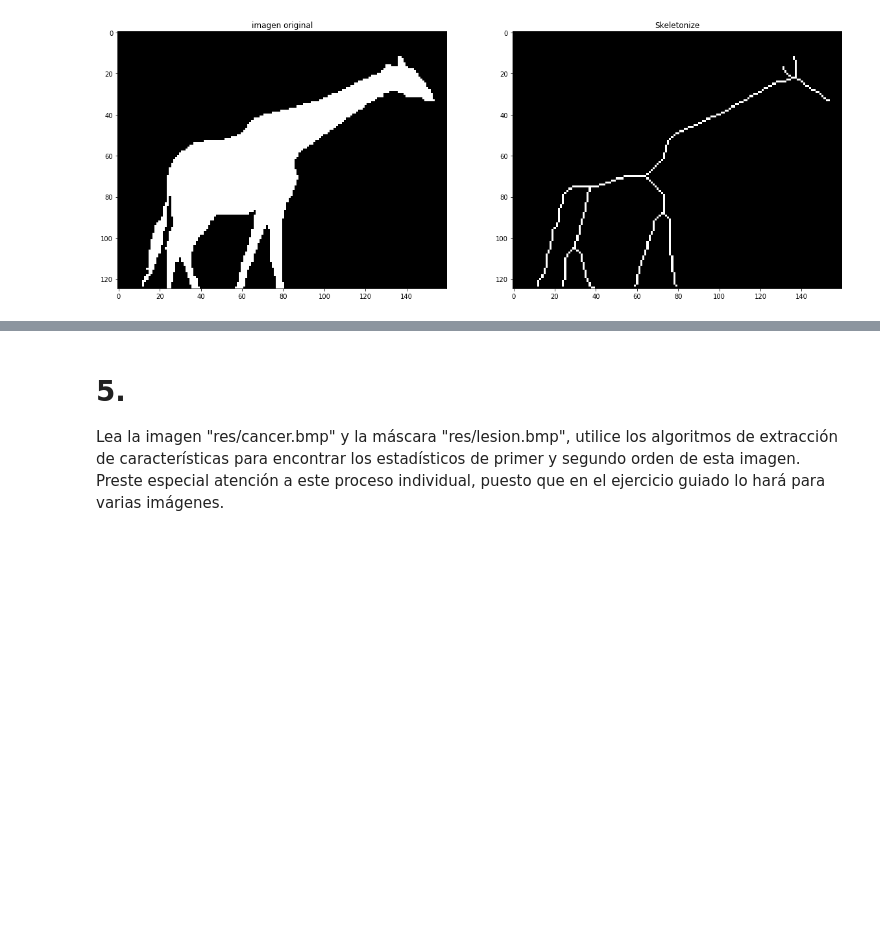
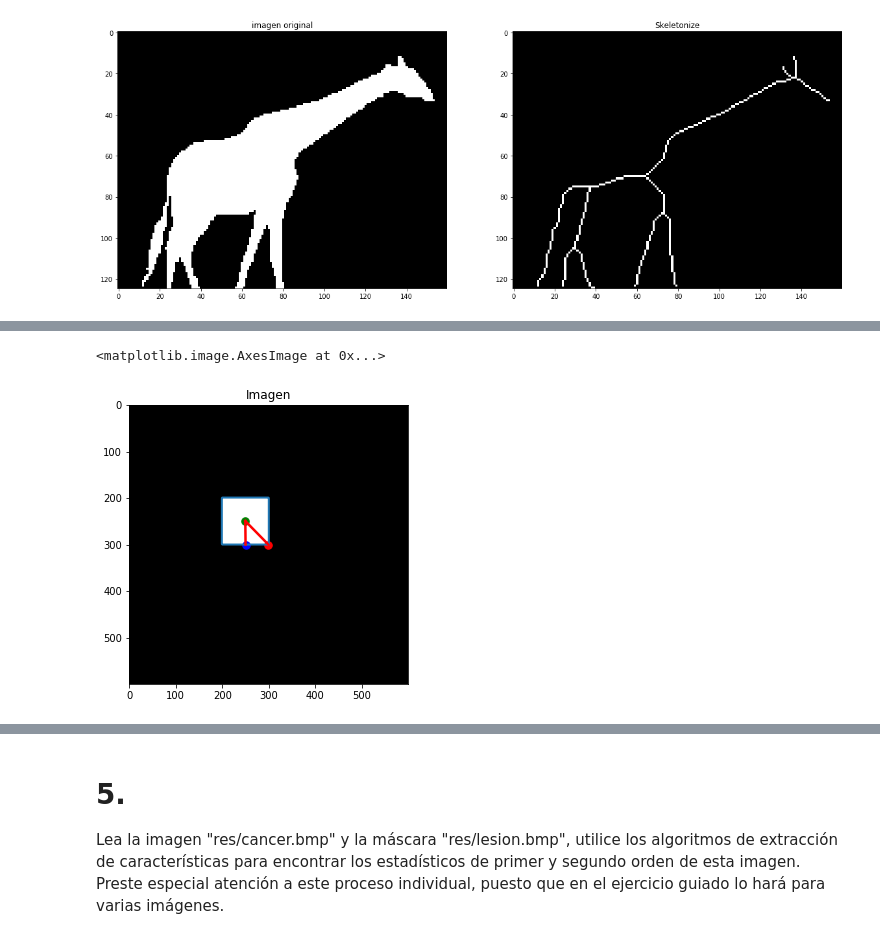
Before and after one commit to edcalderon/visionartifical, a Jupyter notebook: Practica 5 morfo excarac/Practica 5 Morfología y Extracción.ipynb, the cells around one changed output, grey strips where cells are left out. Saved outputs shown, nothing was run; the diff lists cells and outputs as text; code cells hidden in the pictures; blank space fills up the shorter version.

```diff
--- a/Practica 5 morfo excarac/Practica 5 Morfología y Extracción.ipynb
+++ b/Practica 5 morfo excarac/Practica 5 Morfología y Extracción.ipynb
@@ -282,0 +390,77 @@ Una vez tenga la imagen anterior, realice los siguientes pasos (Debe realizar UN
+# %%
+#4
+from skimage.measure import label, regionprops, find_contours
+
+import math
+
+#Definir función de la distancia euclidiana para posiciones de matrices
+def euc_distance(p1, p2):
+    distance = math.sqrt( (p1[0]-p2[0])**2 + (p1[1]-p2[1])**2 )
+    return distance
+
+#Crear matriz de zeros de 600x600
+image = np.zeros((600, 600))
+
+#Crear un cuadrado con start en 200, 200 y 100 pixeles de lado.
+start = (200,200)
+extent = (100,100)
+rr, cc = rectangle(start, extent=extent, shape=image.shape)
+
+#Dar el valor 1 a la imagen en el par ordenado generado por el cuadrado.
+image[rr, cc] = 1
+
+#Etiquetar la imagen y obtener las propiedades de las etiquetas
+label_img = label(image)
+props = regionprops(label_img)
+
+#Encontrar el centroide, la posición y,x, y dibujar los contornos
+centroid = props[0].centroid
+(y0, x0) = centroid
+contours = find_contours(label_img, 0)
+
+contour = contours[0]
+
+#Utilizar la función bbox para buscar los 4 puntos que conforman el rectángulo más pequeño
+#que puede contener la región etiquetada
+minr, minc, maxr, maxc = props[0].bbox
+bx = (minc, maxc, maxc, minc, minc)
+by = (minr, minr, maxr, maxr, minr)
+
+#Definir los parámetros de entrada
+dist_min = None
+min_point = None
+dist_max = None
+max_point = None
+
+#Ciclo for para iterar las posiciones x,y en la matriz de contornos
+for point in contour:
+
+    #Definir los puntos xi, yi del contorno, calcular su distancia euclídea
+    #respecto al centroide
+    xi = point[1]
+    yi = point[0]
+    dist = euc_distance( (x0,y0) , (xi,yi)  )
+    #Condicionales para buscar el punto más cercano y el más lejano al centroide
+    if not dist_min or dist < dist_min:
+        dist_min = dist
+        min_point = (xi, yi)
+    if not dist_max or dist > dist_max:
+        dist_max = dist
+        max_point = (xi, yi)
+
+#Mostrar en la figura la imagen original, contorno dibujado, centroide y puntos más cercanos
+#y alejados del mismo
+fig, ax = plt.subplots(1,1, figsize=(5, 6))
+ax.plot(x0, y0, '.g', markersize=15)
+ax.plot(max_point[0], max_point[1], '.r', markersize=15)
+ax.plot(min_point[0], min_point[1], '.b', markersize=15)
+for n, contour in enumerate(contours):
+    ax.plot(contour[:, 1], contour[:, 0], linewidth=2)
+ax.plot((x0, max_point[0]), (y0, max_point[1]), '-r', linewidth=2.5)
+ax.plot((x0, min_point[0]), (y0, min_point[1]), '-r', linewidth=2.5)
+#ax.plot(bx, by, '-b', linewidth=2.5)
+ax.set_title('Imagen')
+ax.imshow(label_img, cmap='gray', vmin=0, vmax=1)
+# %% [output]
+<matplotlib.image.AxesImage at 0x...>
+[figure, added]
```
Also changed, not shown: parts of 7 cells of this notebook.
